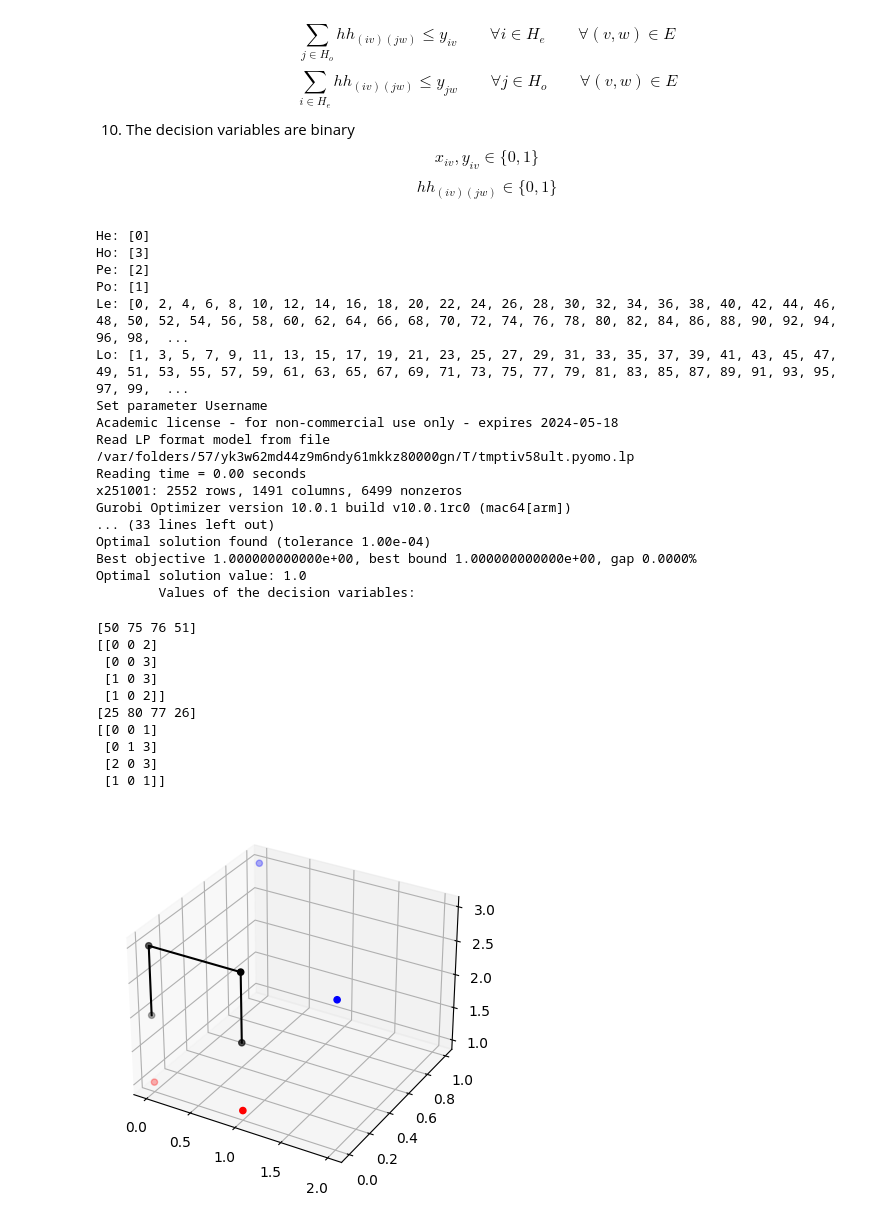
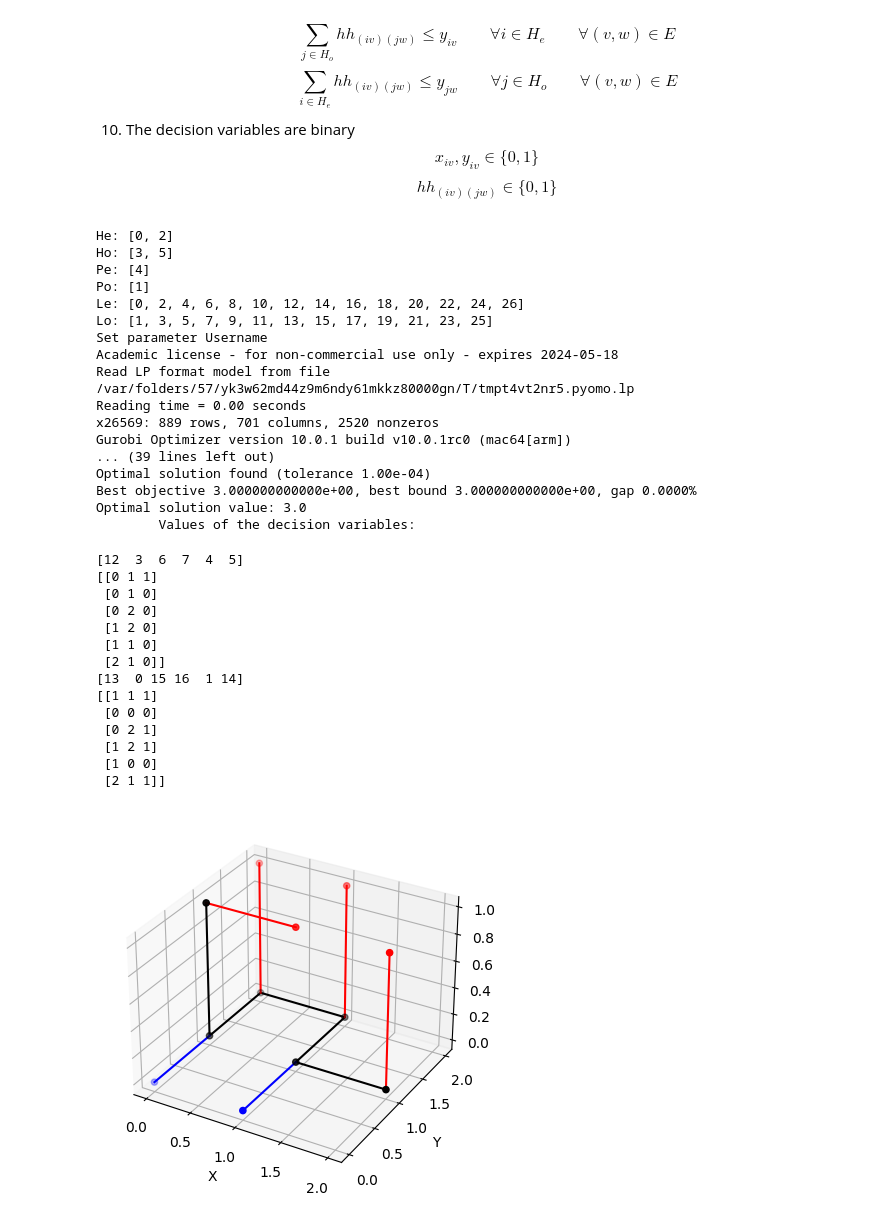
Before and after one commit to AndreiBlindu/ILP_protein_folding, a Jupyter notebook: ilp_protein_folding.ipynb, the cells around one changed output. Drawn from its saved outputs; the diff is of its cells as text; code cells hidden in the pictures.

Commit message:
improved plot

```diff
--- a/ilp_protein_folding.ipynb
+++ b/ilp_protein_folding.ipynb
@@ -600,60 +600,73 @@ def ILP_3D(binary_seq, l_size):
     return ([[model.x[i,v]() for v in model.L] for i in model.I], [[model.y[i,v]() for v in model.L] for i in model.I])
 
 
-protein_sequence = "HPPH"
+protein_sequence = "HPHHPH"
 protein_binary_sequence = get_binary_string(protein_sequence)
 n = len(protein_sequence)
-l_size = 5
+l_size = 3
 
 X, Y = ILP_3D(protein_binary_sequence, l_size)
 # %% [output]
-He: [0]
-Ho: [3]
-Pe: [2]
+He: [0, 2]
+Ho: [3, 5]
+Pe: [4]
 Po: [1]
-Le: [0, 2, 4, 6, 8, 10, 12, 14, 16, 18, 20, 22, 24, 26, 28, 30, 32, 34, 36, 38, 40, 42, 44, 46, 48, 50, 52, 54, 56, 58, 60, 62, 64, 66, 68, 70, 72, 74, 76, 78, 80, 82, 84, 86, 88, 90, 92, 94, 96, 98,  ...
-Lo: [1, 3, 5, 7, 9, 11, 13, 15, 17, 19, 21, 23, 25, 27, 29, 31, 33, 35, 37, 39, 41, 43, 45, 47, 49, 51, 53, 55, 57, 59, 61, 63, 65, 67, 69, 71, 73, 75, 77, 79, 81, 83, 85, 87, 89, 91, 93, 95, 97, 99,  ...
+Le: [0, 2, 4, 6, 8, 10, 12, 14, 16, 18, 20, 22, 24, 26]
+Lo: [1, 3, 5, 7, 9, 11, 13, 15, 17, 19, 21, 23, 25]
 Set parameter Username
 Academic license - for non-commercial use only - expires 2024-05-18
-Read LP format model from file /var/folders/57/yk3w62md44z9m6ndy61mkkz80000gn/T/tmptiv58ult.pyomo.lp
+Read LP format model from file /var/folders/57/yk3w62md44z9m6ndy61mkkz80000gn/T/tmpt4vt2nr5.pyomo.lp
 Reading time = 0.00 seconds
-x251001: 2552 rows, 1491 columns, 6499 nonzeros
+x26569: 889 rows, 701 columns, 2520 nonzeros
 Gurobi Optimizer version 10.0.1 build v10.0.1rc0 (mac64[arm])
-... (33 lines left out)
+... (39 lines left out)
 Optimal solution found (tolerance 1.00e-04)
-Best objective 1.000000000000e+00, best bound 1.000000000000e+00, gap 0.0000%
-Optimal solution value: 1.0
+Best objective 3.000000000000e+00, best bound 3.000000000000e+00, gap 0.0000%
+Optimal solution value: 3.0
         Values of the decision variables:
 # %%
 bb_x, bb_y, bb_z, bb_positions, bb_pos = lattice_positions_from_optimal(X, l_size=l_size)
 print(bb_pos)
 print(bb_positions)
 
 sc_x, sc_y, sc_z, sc_positions, sc_pos = lattice_positions_from_optimal(Y, l_size=l_size)
 print(sc_pos)
 print(sc_positions)
 
 H_set = get_hydrophobic_set(protein_binary_sequence)
 P_set = list(set(np.arange(0,n)) - set(H_set))
 
 fig = plt.figure()
 ax = fig.add_subplot(111, projection='3d')
 
 ax.plot(bb_x, bb_y, bb_z, 'black') # line segments
 ax.scatter(bb_x, bb_y, bb_z, c='black', marker='o')
 ax.scatter(sc_x[H_set], sc_y[H_set], sc_z[H_set], c='red', marker='o')
 ax.scatter(sc_x[P_set], sc_y[P_set], sc_z[P_set], c='blue', marker='o')
 
+for v in H_set:
+    ax.plot([bb_x[v], sc_x[v]], [bb_y[v], sc_y[v]], [bb_z[v], sc_z[v]], 'red') # line segments
+for v in P_set:
+    ax.plot([bb_x[v], sc_x[v]], [bb_y[v], sc_y[v]], [bb_z[v], sc_z[v]], 'blue') # line segments
+
+ax.set_xlabel('X')
+ax.set_ylabel('Y')
+ax.set_zlabel('Z')
+
 plt.show()
 # %% [output]
-[50 75 76 51]
-[[0 0 2]
- [0 0 3]
- [1 0 3]
- [1 0 2]]
-[25 80 77 26]
-[[0 0 1]
- [0 1 3]
- [2 0 3]
- [1 0 1]]
+[12  3  6  7  4  5]
+[[0 1 1]
+ [0 1 0]
+ [0 2 0]
+ [1 2 0]
+ [1 1 0]
+ [2 1 0]]
+[13  0 15 16  1 14]
+[[1 1 1]
+ [0 0 0]
+ [0 2 1]
+ [1 2 1]
+ [1 0 0]
+ [2 1 1]]
-[figure, old version]
+[figure, new version]
```
